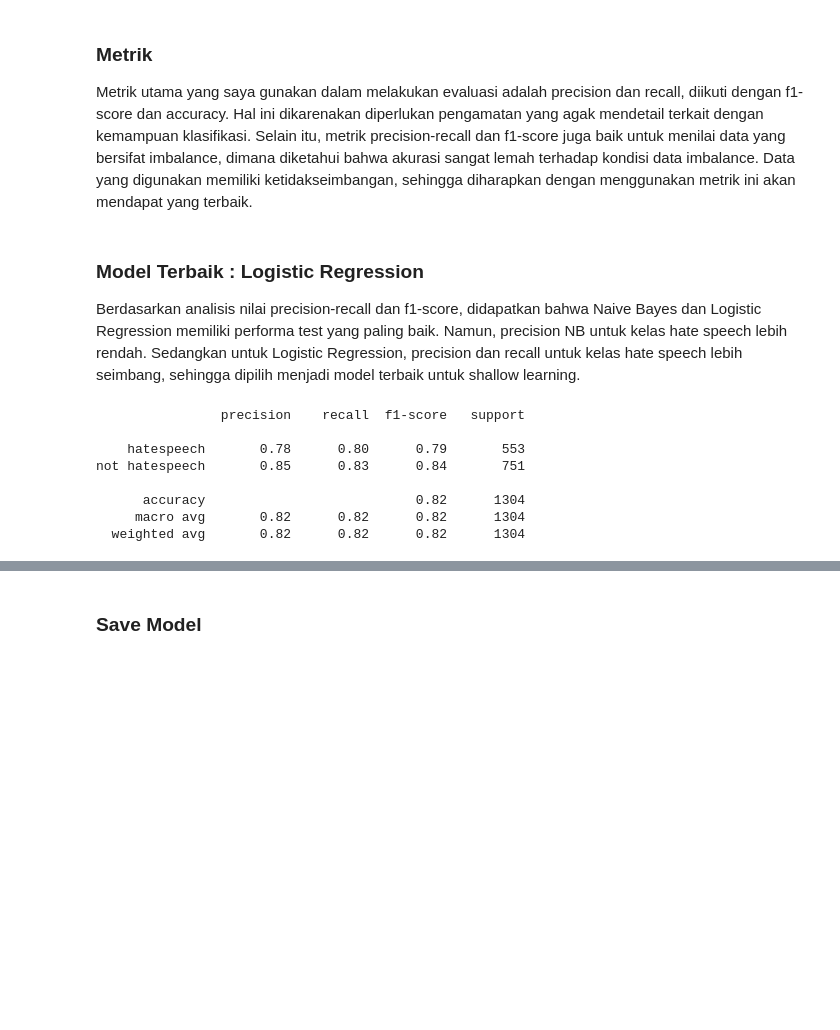
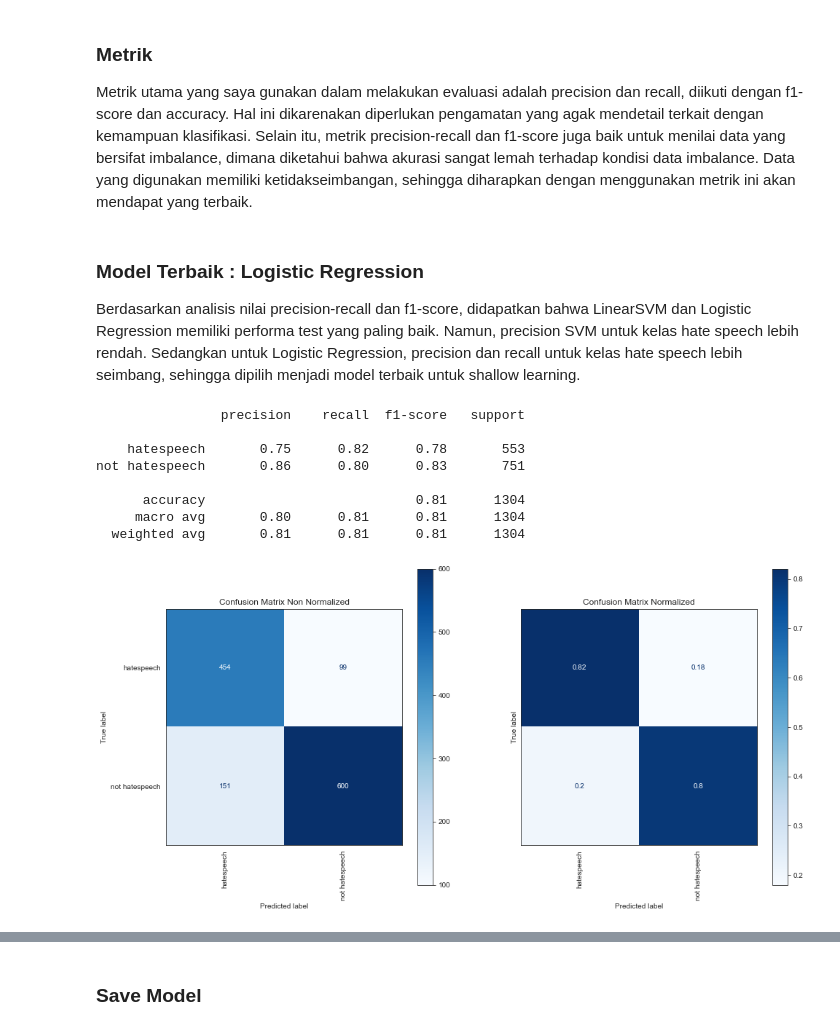
Before and after one commit to aufaf29/text-analysis, a Jupyter notebook: experiments/2_hate_speech_detection.ipynb, the cells around one changed output, grey strips where cells are left out. Saved outputs shown, nothing was run; the diff lists cells and outputs as text; code cells hidden in the pictures; blank space fills up the shorter version.

```diff
--- a/experiments/2_hate_speech_detection.ipynb
+++ b/experiments/2_hate_speech_detection.ipynb
@@ -639,16 +648,24 @@ not hatespeech       0.82      0.81      0.82       751
 Metrik utama yang saya gunakan dalam melakukan evaluasi adalah precision dan recall, diikuti dengan f1-score dan accuracy. Hal ini dikarenakan diperlukan pengamatan yang agak mendetail terkait dengan kemampuan klasifikasi. Selain itu, metrik precision-recall dan f1-score juga baik untuk menilai data yang bersifat imbalance, dimana diketahui bahwa akurasi sangat lemah terhadap kondisi data imbalance. Data yang digunakan memiliki ketidakseimbangan, sehingga diharapkan dengan menggunakan metrik ini akan mendapat yang terbaik.
 # %% [markdown]
 ### Model Terbaik : Logistic Regression
-Berdasarkan analisis nilai precision-recall dan f1-score, didapatkan bahwa Naive Bayes dan Logistic Regression memiliki performa test yang paling baik. Namun, precision NB untuk kelas hate speech lebih rendah. Sedangkan untuk Logistic Regression, precision dan recall untuk kelas hate speech lebih seimbang, sehingga dipilih menjadi model terbaik untuk shallow learning.
+Berdasarkan analisis nilai precision-recall dan f1-score, didapatkan bahwa LinearSVM dan Logistic Regression memiliki performa test yang paling baik. Namun, precision SVM untuk kelas hate speech lebih rendah. Sedangkan untuk Logistic Regression, precision dan recall untuk kelas hate speech lebih seimbang, sehingga dipilih menjadi model terbaik untuk shallow learning.
-# %%
-print(pipelines["LR"].classification_report(y_test, y_pred))
-# %% [output]
-                precision    recall  f1-score   support
-
-    hatespeech       0.78      0.80      0.79       553
-not hatespeech       0.85      0.83      0.84       751
-
-      accuracy                           0.82      1304
-     macro avg       0.82      0.82      0.82      1304
-  weighted avg       0.82      0.82      0.82      1304
+# %%
+pipeline = ModelPipeline(RandomUnderSampler(), TfidfVectorizer(max_features=4000, ngram_range=(1,1)), LabelEncoder(), LinearSVC(max_iter=10000))
+pipeline.fit(X_train, y_train)
+pipelines["SVM"] = pipeline
+
+y_pred = pipeline.predict(X_test)
+
+print(pipeline.classification_report(y_test, y_pred))
+pipeline.confusion_matrix_display(y_test, y_pred);
+# %% [output]
+                precision    recall  f1-score   support
+
+    hatespeech       0.75      0.82      0.78       553
+not hatespeech       0.86      0.80      0.83       751
+
+      accuracy                           0.81      1304
+     macro avg       0.80      0.81      0.81      1304
+  weighted avg       0.81      0.81      0.81      1304
+[figure, added]
 # %%
```
Also changed, not shown: parts of 19 cells of this notebook, 5 other files.
